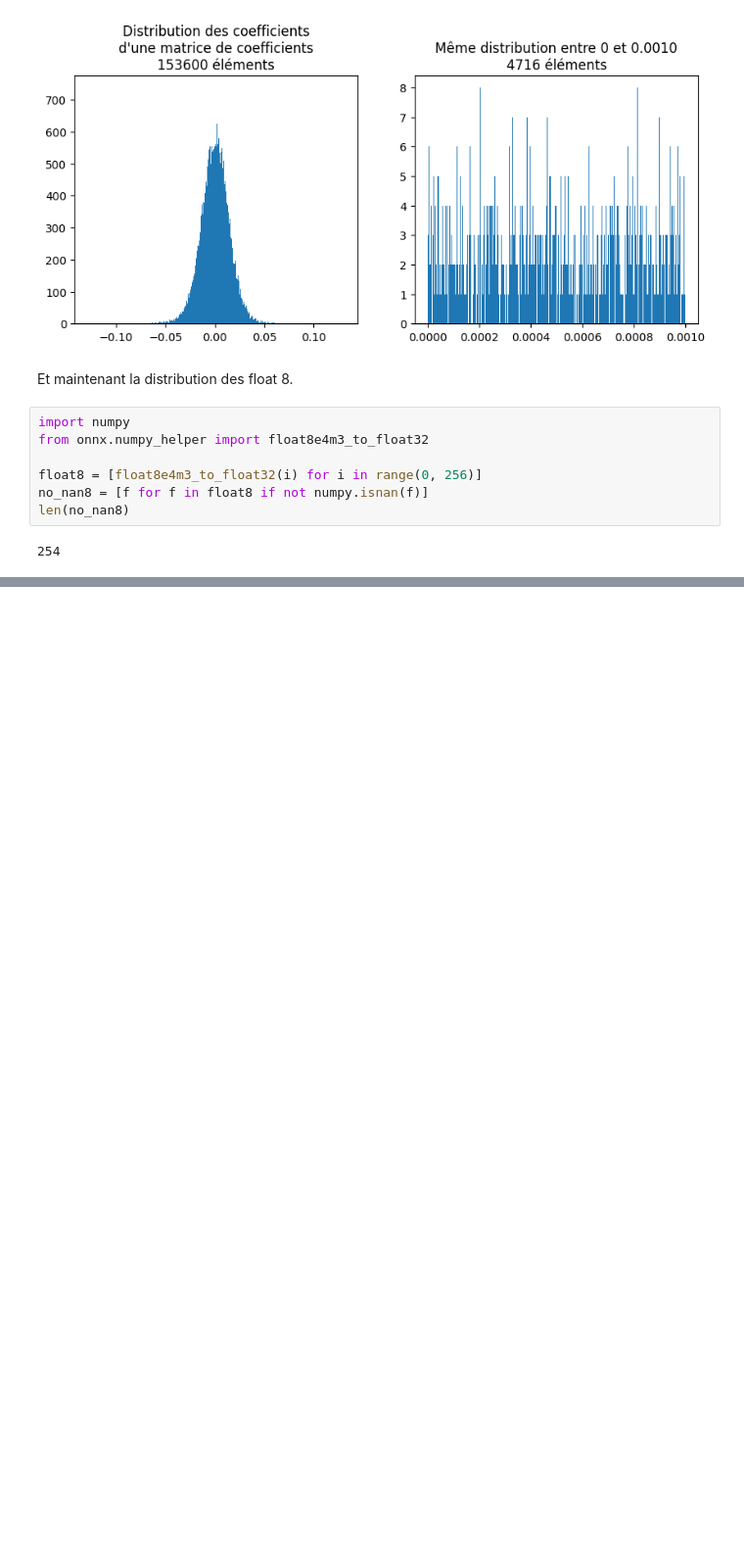
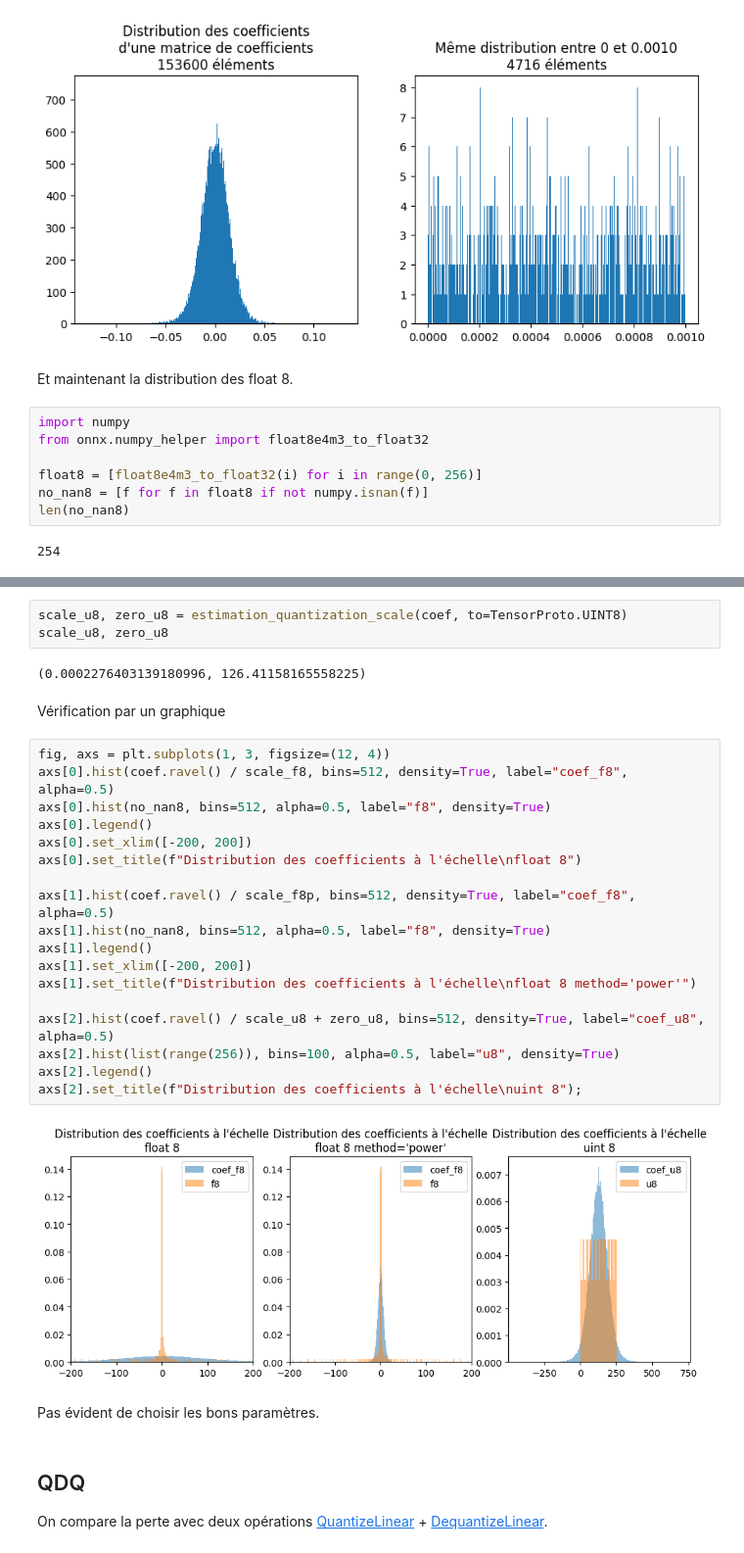
Before and after one commit to sdpython/mlstatpy, a Jupyter notebook: _doc/notebooks/dsgarden/quantization_f8.ipynb, the cells around one changed output, grey strips where cells are left out. Shown at 98% size. Drawn from its saved outputs; the diff is of its cells as text; blank space fills up the shorter version.

```diff
--- a/_doc/notebooks/dsgarden/quantization_f8.ipynb
+++ b/_doc/notebooks/dsgarden/quantization_f8.ipynb
@@ -93,0 +162,33 @@ axs[1].set_title("Même distribution avec plus de bins");
+# %%
+scale_u8, zero_u8 = estimation_quantization_scale(coef, to=TensorProto.UINT8)
+scale_u8, zero_u8
+# %% [output]
+(0.0002276403139180996, 126.41158165558225)
+# %% [markdown]
+Vérification par un graphique
+# %%
+fig, axs = plt.subplots(1, 3, figsize=(12, 4))
+axs[0].hist(coef.ravel() / scale_f8, bins=512, density=True, label="coef_f8", alpha=0.5)
+axs[0].hist(no_nan8, bins=512, alpha=0.5, label="f8", density=True)
+axs[0].legend()
+axs[0].set_xlim([-200, 200])
+axs[0].set_title(f"Distribution des coefficients à l'échelle\nfloat 8")
+
+axs[1].hist(coef.ravel() / scale_f8p, bins=512, density=True, label="coef_f8", alpha=0.5)
+axs[1].hist(no_nan8, bins=512, alpha=0.5, label="f8", density=True)
+axs[1].legend()
+axs[1].set_xlim([-200, 200])
+axs[1].set_title(f"Distribution des coefficients à l'échelle\nfloat 8 method='power'")
+
+axs[2].hist(coef.ravel() / scale_u8 + zero_u8, bins=512, density=True, label="coef_u8", alpha=0.5)
+axs[2].hist(list(range(256)), bins=100, alpha=0.5, label="u8", density=True)
+axs[2].legend()
+axs[2].set_title(f"Distribution des coefficients à l'échelle\nuint 8");
+# %% [output]
+[figure, added]
+# %% [markdown]
+Pas évident de choisir les bons paramètres.
+# %% [markdown]
+## QDQ
+
+On compare la perte avec deux opérations [QuantizeLinear](https://onnx.ai/onnx/operators/onnx__QuantizeLinear.html) + [DequantizeLinear](https://onnx.ai/onnx/operators/onnx__DequantizeLinear.html).
```
Also changed, not shown: parts of 12 cells of this notebook.
